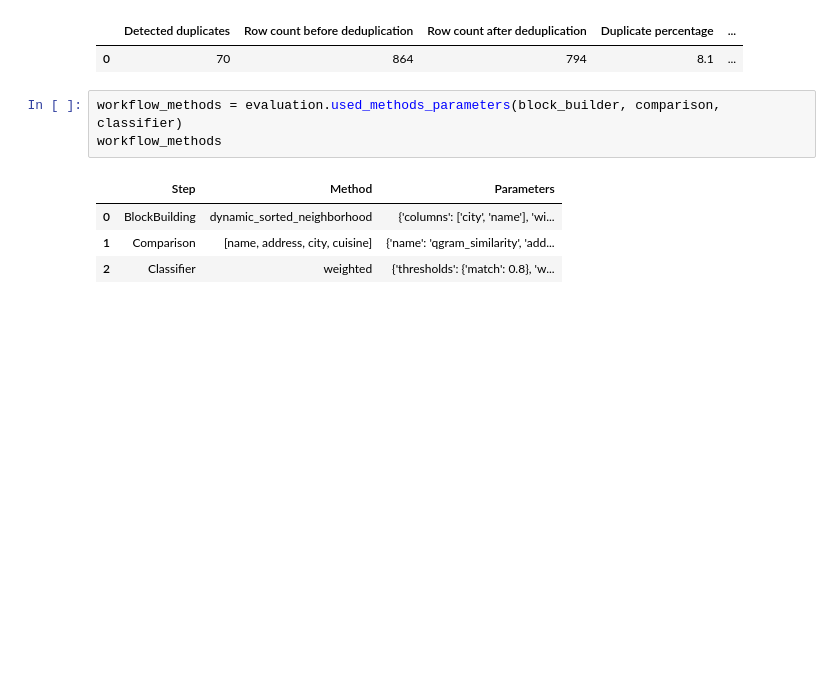
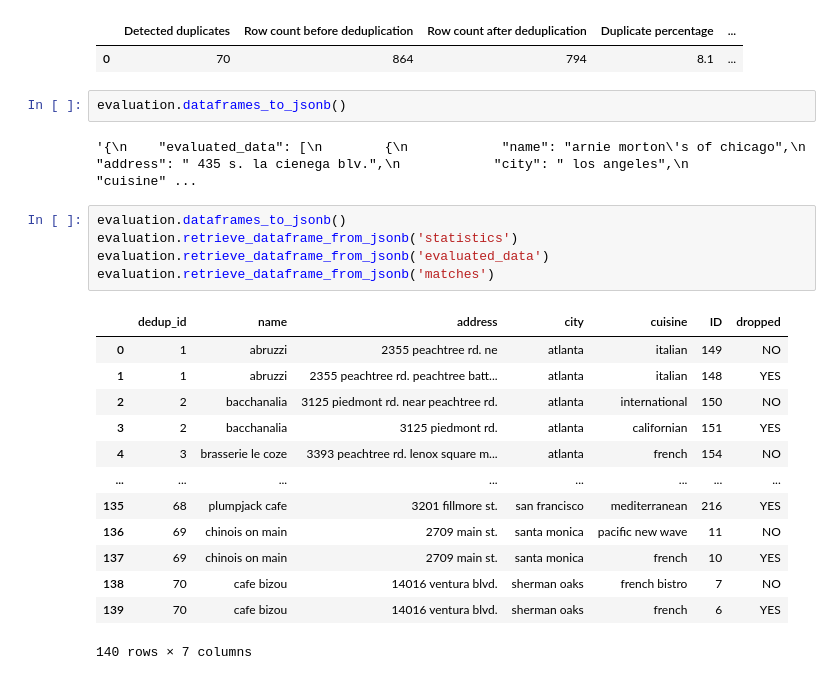
Before and after one commit to miszcz44/inzynierka_deduplikacja, a Jupyter notebook: data_pipeline/data_pipeline.ipynb, the cells around one changed output. Cells and saved outputs as stored; diff of their text form; blank space fills up the shorter version.

Commit message:
Fixed evaluation

```diff
--- a/data_pipeline/data_pipeline.ipynb
+++ b/data_pipeline/data_pipeline.ipynb
@@ -1030,11 +1060,26 @@ statistics
 # %% [output]
 |  | Detected duplicates | Row count before deduplication | Row count after deduplication | Duplicate percentage | ... |
 | 0 | 70 | 864 | 794 | 8.1 | ... |
-# %%
-workflow_methods = evaluation.used_methods_parameters(block_builder, comparison, classifier)
-workflow_methods
-# %% [output]
-|  | Step | Method | Parameters |
-| 0 | BlockBuilding | dynamic_sorted_neighborhood | {'columns': ['city', 'name'], 'wi... |
-| 1 | Comparison | [name, address, city, cuisine] | {'name': 'qgram_similarity', 'add... |
-| 2 | Classifier | weighted | {'thresholds': {'match': 0.8}, 'w... |
+# %%
+evaluation.dataframes_to_jsonb()
+# %% [output]
+'{\n    "evaluated_data": [\n        {\n            "name": "arnie morton\'s of chicago",\n            "address": " 435 s. la cienega blv.",\n            "city": " los angeles",\n            "cuisine" ...
+# %%
+evaluation.dataframes_to_jsonb()
+evaluation.retrieve_dataframe_from_jsonb('statistics')
+evaluation.retrieve_dataframe_from_jsonb('evaluated_data')
+evaluation.retrieve_dataframe_from_jsonb('matches')
+# %% [output]
+|  | dedup_id | name | address | city | cuisine | ID | dropped |
+| 0 | 1 | abruzzi | 2355 peachtree rd. ne | atlanta | italian | 149 | NO |
+| 1 | 1 | abruzzi | 2355 peachtree rd. peachtree batt... | atlanta | italian | 148 | YES |
+| 2 | 2 | bacchanalia | 3125 piedmont rd. near peachtree rd. | atlanta | international | 150 | NO |
+| 3 | 2 | bacchanalia | 3125 piedmont rd. | atlanta | californian | 151 | YES |
+| 4 | 3 | brasserie le coze | 3393 peachtree rd. lenox square m... | atlanta | french | 154 | NO |
+| ... | ... | ... | ... | ... | ... | ... | ... |
+| 135 | 68 | plumpjack cafe | 3201 fillmore st. | san francisco | mediterranean | 216 | YES |
+| 136 | 69 | chinois on main | 2709 main st. | santa monica | pacific new wave | 11 | NO |
+| 137 | 69 | chinois on main | 2709 main st. | santa monica | french | 10 | YES |
+| 138 | 70 | cafe bizou | 14016 ventura blvd. | sherman oaks | french bistro | 7 | NO |
+| 139 | 70 | cafe bizou | 14016 ventura blvd. | sherman oaks | french | 6 | YES |
+140 rows × 7 columns
```
Also changed, not shown: parts of 10 cells of this notebook, 1 other file.
